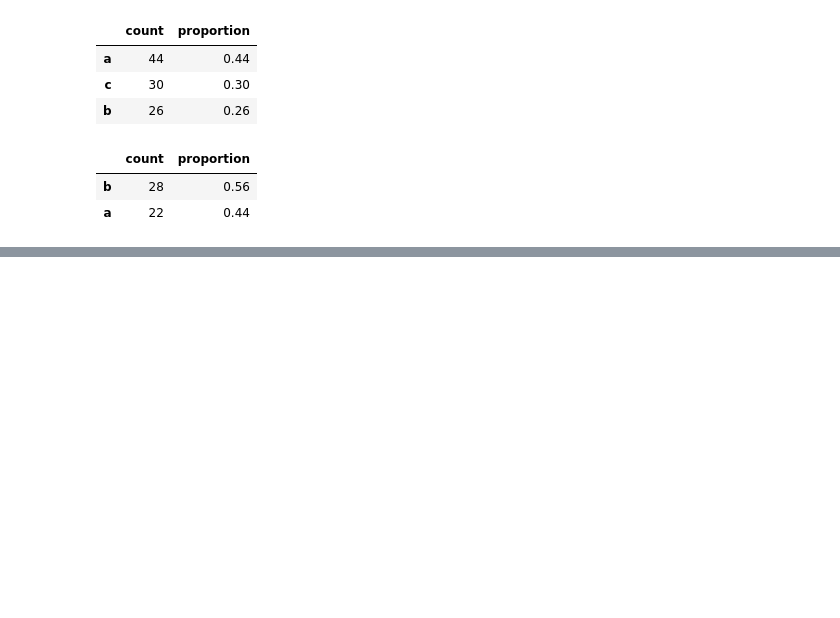
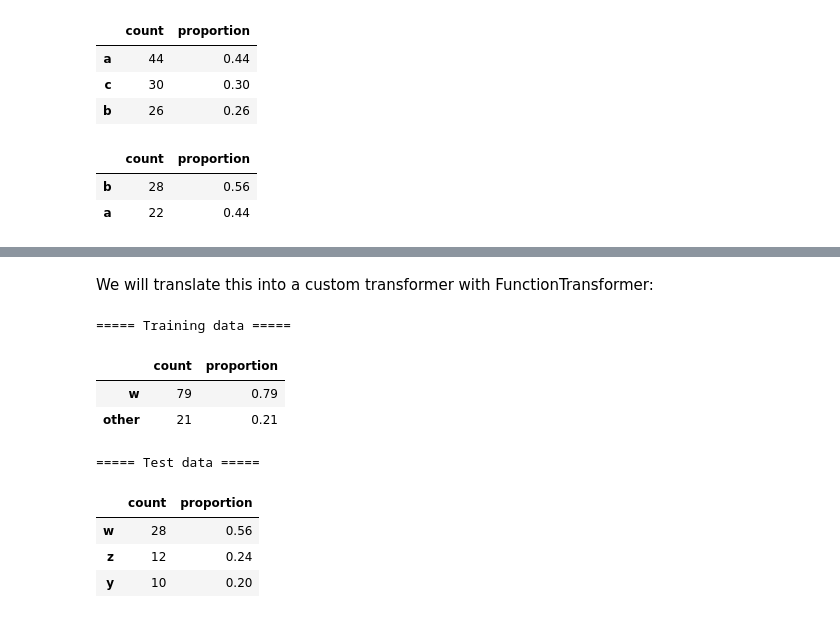
Before and after one commit to rdebullain/pipelines_and_persistence_exercise, a Jupyter notebook: exercise_custom_transformers.ipynb, the cells around one changed output, grey strips where cells are left out. Cells and saved outputs as stored; diff of their text form; code cells hidden in the pictures; blank space fills up the shorter version.

```diff
--- a/exercise_custom_transformers.ipynb
+++ b/exercise_custom_transformers.ipynb
@@ -140,0 +235,31 @@ find_frequency(category_grouper1.transform(X_test['feature1']))
+# %% [markdown]
+We will translate this into a custom transformer with FunctionTransformer:
+# %%
+def reduce_cardinality(X, threshold=.2):
+    categories = {}
+    for feature in X.columns:
+        proportions = X[feature].value_counts(normalize=True)
+        categories[feature] = proportions[proportions>=threshold].index.values
+        X[feature] = np.where(X[feature].isin(categories[feature]), X[feature], 'other')
+    return X
+
+pipe1 = Pipeline([
+    ('category_grouper', FunctionTransformer(group_categories, kw_args={'mapping': mapping})),
+    ('cardinality_reducer', FunctionTransformer(reduce_cardinality)),
+])
+
+print("===== Training data =====")
+display(find_frequency(pipe1.fit_transform(X_train)['feature2']))
+
+print("===== Test data =====")
+find_frequency(pipe1.transform(X_test)['feature2'])
+# %% [output]
+===== Training data =====
+|  | count | proportion |
+| w | 79 | 0.79 |
+| other | 21 | 0.21 |
+===== Test data =====
+|  | count | proportion |
+| w | 28 | 0.56 |
+| z | 12 | 0.24 |
+| y | 10 | 0.20 |
```
Also changed, not shown: parts of 13 cells of this notebook.
